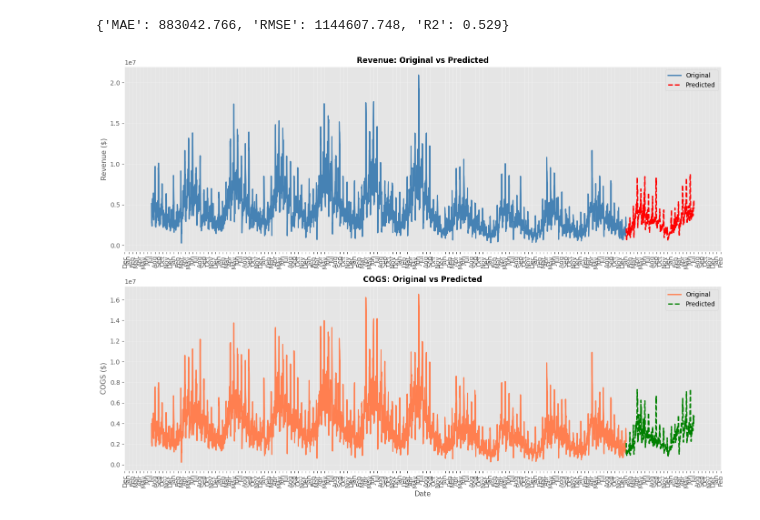
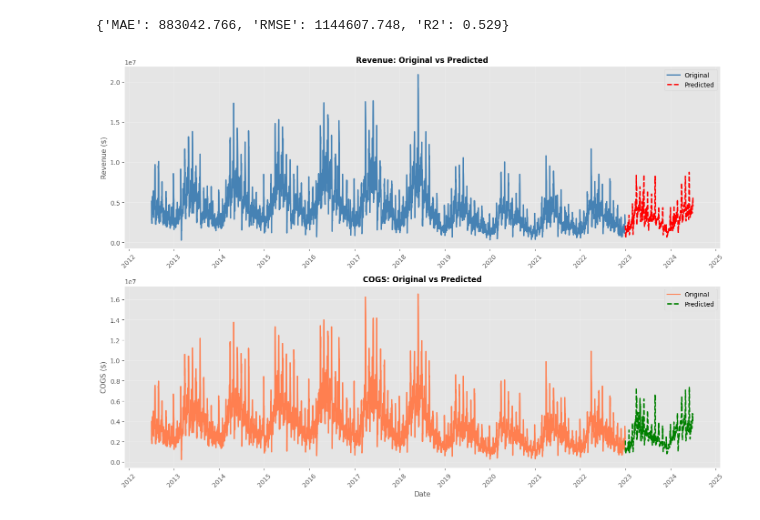
Before and after one commit to nqt-2/Datathon_Vin, a Jupyter notebook: notebook/xgboost.ipynb, the cells around one changed output. Drawn from its saved outputs; the diff is of its cells as text; code cells hidden in the pictures.

```diff
--- a/notebook/xgboost.ipynb
+++ b/notebook/xgboost.ipynb
@@ -256,37 +261,37 @@ future_df[['Revenue', 'COGS']].to_csv('../data/my_submission.csv')
 # Load both datasets
 sales_original = pd.read_csv("../data/sales.csv")
 sales_original['Date'] = pd.to_datetime(sales_original['Date'])
 
 predicted = pd.read_csv("../data/my_submission.csv")
 predicted['Date'] = pd.to_datetime(predicted['Date'])
 
 # Create the plots
 fig, axes = plt.subplots(2, 1, figsize=(14, 10))
 
 # Revenue
 axes[0].plot(sales_original['Date'], sales_original['Revenue'], linewidth=2, color='steelblue', label='Original')
 axes[0].plot(predicted['Date'], predicted['Revenue'], linewidth=2, color='red', linestyle='--', label='Predicted')
 axes[0].set_title('Revenue: Original vs Predicted', fontsize=12, fontweight='bold')
 axes[0].set_ylabel('Revenue ($)', fontsize=11)
 axes[0].grid(True, alpha=0.3)
 axes[0].legend()
-axes[0].xaxis.set_major_locator(mdates.MonthLocator())
-axes[0].xaxis.set_major_formatter(mdates.DateFormatter('%b'))
-axes[0].tick_params(axis='x', rotation=90)
+axes[0].xaxis.set_major_locator(mdates.YearLocator())
+axes[0].xaxis.set_major_formatter(mdates.DateFormatter('%Y'))
+axes[0].tick_params(axis='x', rotation=45)
 
 # COGS
 axes[1].plot(sales_original['Date'], sales_original['COGS'], linewidth=2, color='coral', label='Original')
 axes[1].plot(predicted['Date'], predicted['COGS'], linewidth=2, color='green', linestyle='--', label='Predicted')
 axes[1].set_title('COGS: Original vs Predicted', fontsize=12, fontweight='bold')
 axes[1].set_xlabel('Date', fontsize=11)
 axes[1].set_ylabel('COGS ($)', fontsize=11)
 axes[1].grid(True, alpha=0.3)
 axes[1].legend()
-axes[1].xaxis.set_major_locator(mdates.MonthLocator())
-axes[1].xaxis.set_major_formatter(mdates.DateFormatter('%b'))
-axes[1].tick_params(axis='x', rotation=90)
+axes[1].xaxis.set_major_locator(mdates.YearLocator())
+axes[1].xaxis.set_major_formatter(mdates.DateFormatter('%Y'))
+axes[1].tick_params(axis='x', rotation=45)
 
 plt.tight_layout()
 plt.show()
 # %% [output]
-[figure, old version]
+[figure, new version]
```
Also changed, not shown: parts of 1 cell of this notebook.
